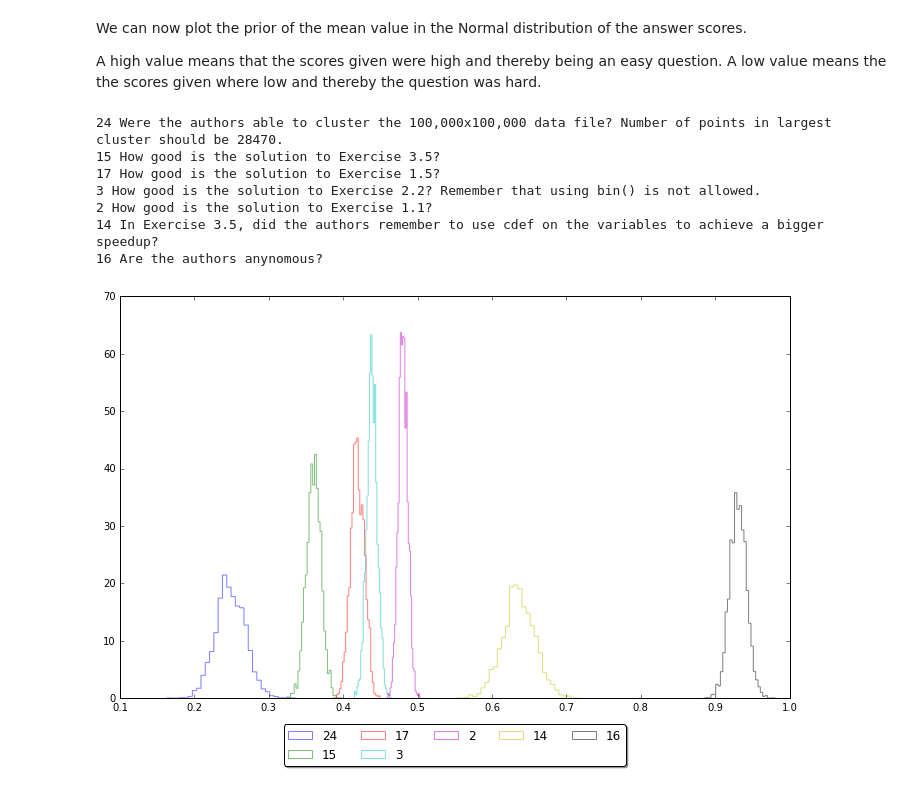
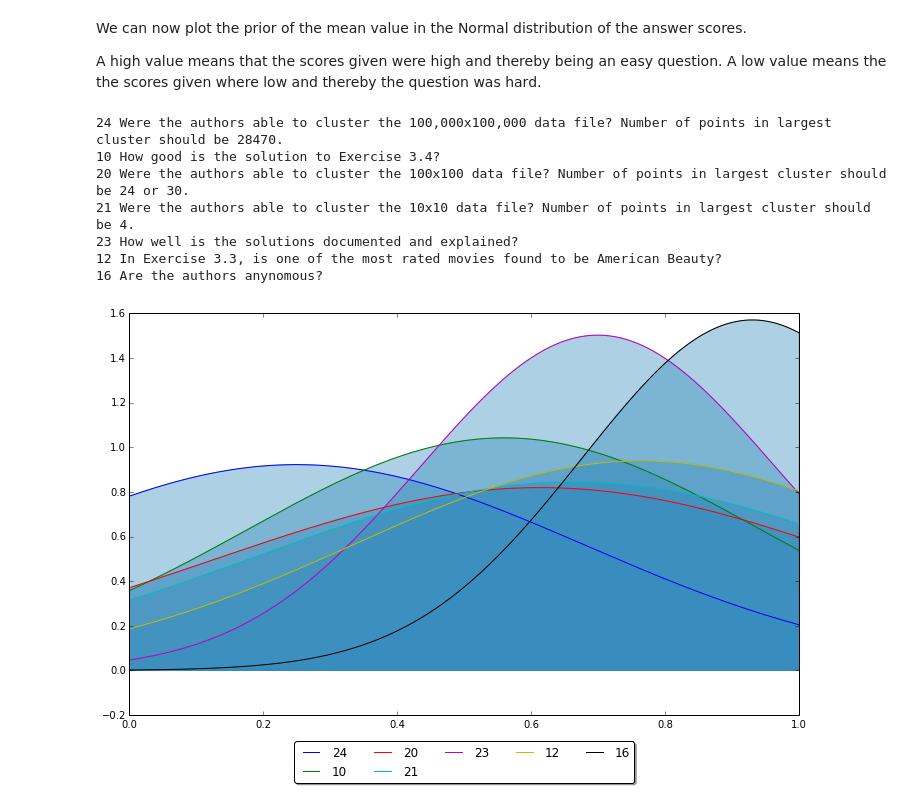
Before and after one commit to TomMalow/pymcmodels, a Jupyter notebook: Difficulty of questions.ipynb, the cells around one changed output. Saved outputs shown, nothing was run; the diff lists cells and outputs as text; code cells hidden in the pictures.

```diff
--- a/Difficulty of questions.ipynb
+++ b/Difficulty of questions.ipynb
@@ -40,15 +43,14 @@ $$\sigma \sim Exp(\alpha)$$
 With the model completed it should be possible to inferre the difficulty of a question in pymc
 # %%
 def difficulty_model(data):
-    d_q = pm.Uniform("d_q", 0, 1)
-    alpha = pm.Uniform("alpha", 0.1, 5)
-    tau = pm.Exponential("tau", alpha)
+    mu = pm.Normal("mu", 0.5, 5)
+    tau = pm.Gamma("tau", 1,0.1)
 
-    graded = pm.Normal("graded", mu=d_q, tau=tau, observed=True,
+    obs = pm.Normal("obs", mu=mu, tau=tau, observed=True,
                        value=data)
-    model = pm.Model([graded, tau, alpha, d_q])
+    model = pm.Model([obs, tau, mu])
     map_ = pm.MAP(model)
     map_.fit()
     mcmc = pm.MCMC(model)
-    mcmc.sample(20000, 5000)
+    mcmc.sample(20000)
     return mcmc
@@ -175,7 +224,8 @@ traces = list()
 # %%
 for idx, (question, grading) in enumerate(answer_q.iteritems()):
         mcmc = difficulty_model(grading)
-        d_q = mcmc.trace("d_q")[:]
-        difficulty_q[idx] = (np.mean(d_q),question,question_text(question))
-        traces.append((idx,np.mean(d_q),d_q))
+        mu = mcmc.trace("mu")[:]
+        tau = np.mean(mcmc.trace("tau")[:])
+        difficulty_q[idx] = (np.mean(mu),question,question_text(question))
+        traces.append((idx,np.mean(mu),mu,np.sqrt(1.0 / tau)))
 # %% [output]
@@ -194,24 +254,31 @@ print_name = lambda x : x[2]
 # %%
 ax = plt.subplot(111)
 
-for (idx,mean,trace) in traces[0::4]:
+x = np.linspace(0,1,1000)
+
+for (idx,mean,trace,std) in traces[0::4]:
     print idx, print_name(difficulty_q[idx])
-    ax.hist(trace, histtype="step", normed=True, alpha=0.5, bins=30, label=str(idx))
+
+    y = norm.pdf(x, loc=mean, scale=std)
+    plt.plot(x,y,label=str(idx))
+    plt.fill_between(x, 0, y, color="#348ABD", alpha=0.4)
+
+#    ax.hist(trace, histtype="step", normed=True, alpha=0.5, bins=30, label=str(idx))
 
 box = ax.get_position()
 ax.set_position([box.x0, box.y0 + box.height * 0.1 * 2,
                  box.width * 2, box.height * 0.9 * 2])
 
 # Put a legend below current axis
 ax.legend(loc='upper center', bbox_to_anchor=(0.5, -0.05),
           fancybox=True, shadow=True, ncol=5)
 plt.show()
 # %% [output]
 24 Were the authors able to cluster the 100,000x100,000 data file? Number of points in largest cluster should be 28470.
-15 How good is the solution to Exercise 3.5?
-17 How good is the solution to Exercise 1.5?
-3 How good is the solution to Exercise 2.2? Remember that using bin() is not allowed.
-2 How good is the solution to Exercise 1.1?
-14 In Exercise 3.5, did the authors remember to use cdef on the variables to achieve a bigger speedup?
+10 How good is the solution to Exercise 3.4?
+20 Were the authors able to cluster the 100x100 data file? Number of points in largest cluster should be 24 or 30.
+21 Were the authors able to cluster the 10x10 data file? Number of points in largest cluster should be 4.
+23 How well is the solutions documented and explained?
+12 In Exercise 3.3, is one of the most rated movies found to be American Beauty?
 16 Are the authors anynomous?
-[figure, old version]
+[figure, new version]
```
Also changed, not shown: parts of 14 cells of this notebook, 2 other files.
